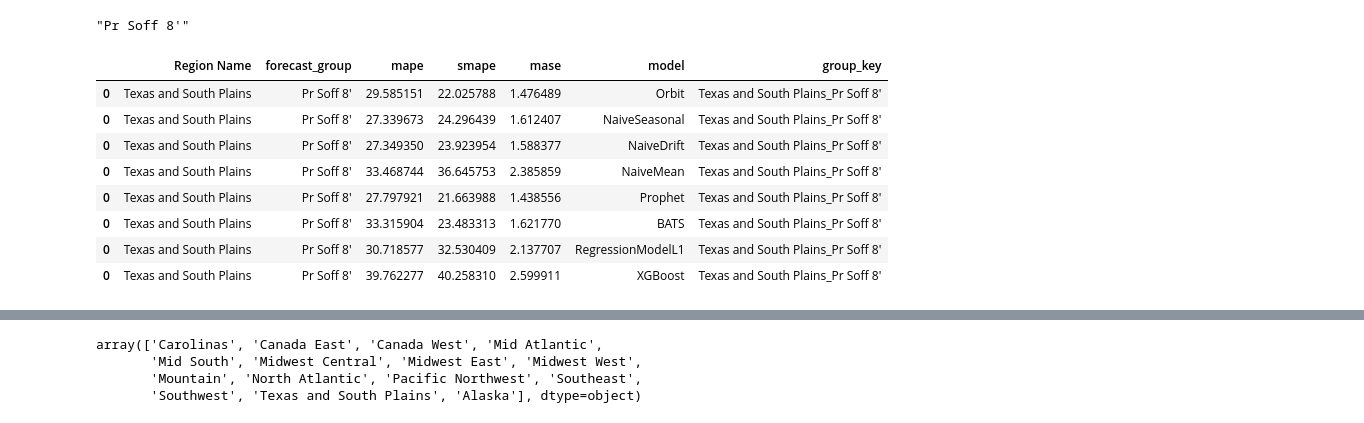
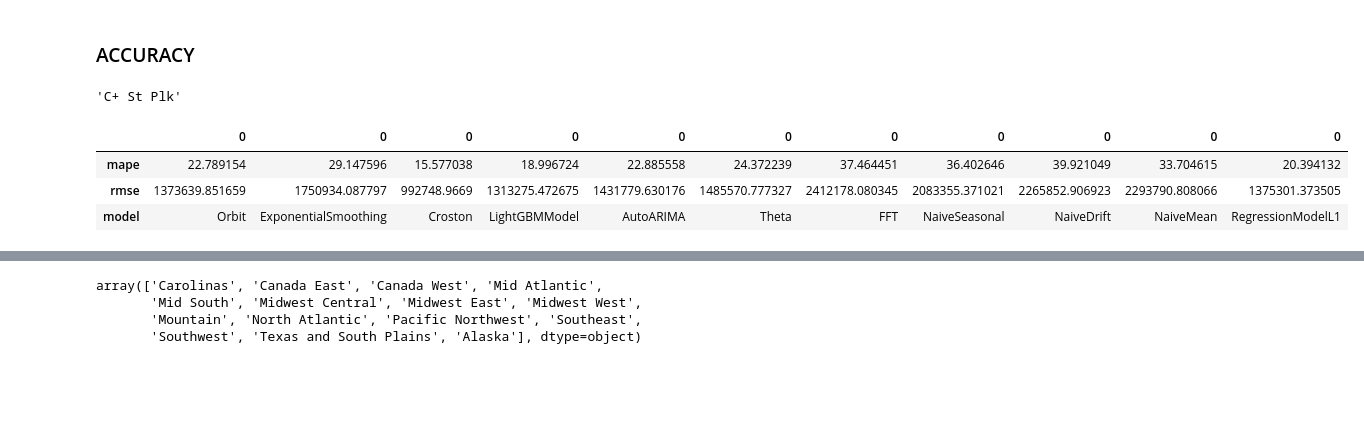
Before and after one commit to Shahidazad/Demand-Forecasting, a Jupyter notebook: tezcatli_serial copy.ipynb, the cells around one changed output, grey strips where cells are left out. Drawn from its saved outputs; the diff is of its cells as text; code cells hidden in the pictures; blank space fills up the shorter version.

```diff
--- a/tezcatli_serial copy.ipynb
+++ b/tezcatli_serial copy.ipynb
@@ -27,5 +27,5 @@ import matplotlib.pyplot as plt
 import pickle
 
 # Load the pickled model from the file
-with open('data/tezcatli_orders_data.parquet.pkl', 'rb') as f:
+with open('data/runid515327118_forecast_all_df.pkl', 'rb') as f:
     df = pickle.load(f)
@@ -32,3 +34,3 @@ with open('data/tezcatli_orders_data.parquet.pkl', 'rb') as f:
 # %%
-df=pd.read_parquet('tezcatli_orders_data.parquet')
+df=pd.read_parquet('data/tezcatli_orders_data.parquet')
 # %%
@@ -122 +75,3 @@ array(['Orbit', 'NaiveSeasonal', 'NaiveDrift', 'NaiveMean', 'Prophet',
+# %% [markdown]
+### ACCURACY
 # %%
@@ -131,22 +85,17 @@ for i in range(len(df)):
 # %%
 df1['group_key'][0].iloc[-1].split('_')[1]
 # %% [output]
-"Pr Soff 8'"
+'C+ St Plk'
 # %%
 df1['forecast_group']=df1['group_key'][0].iloc[-1].split('_')[1]
 df1['Region Name']=df1['group_key'][0].iloc[-1].split('_')[0]
 # %%
-df1[['Region Name','forecast_group','mape','smape','mase','model','group_key']]
+df1[['mape','rmse','model']].T
 # %% [output]
-|  | Region Name | forecast_group | mape | smape | mase | model | group_key |
-| 0 | Texas and South Plains | Pr Soff 8' | 29.585151 | 22.025788 | 1.476489 | Orbit | Texas and South Plains_Pr Soff 8' |
-| 0 | Texas and South Plains | Pr Soff 8' | 27.339673 | 24.296439 | 1.612407 | NaiveSeasonal | Texas and South Plains_Pr Soff 8' |
-| 0 | Texas and South Plains | Pr Soff 8' | 27.349350 | 23.923954 | 1.588377 | NaiveDrift | Texas and South Plains_Pr Soff 8' |
-| 0 | Texas and South Plains | Pr Soff 8' | 33.468744 | 36.645753 | 2.385859 | NaiveMean | Texas and South Plains_Pr Soff 8' |
-| 0 | Texas and South Plains | Pr Soff 8' | 27.797921 | 21.663988 | 1.438556 | Prophet | Texas and South Plains_Pr Soff 8' |
-| 0 | Texas and South Plains | Pr Soff 8' | 33.315904 | 23.483313 | 1.621770 | BATS | Texas and South Plains_Pr Soff 8' |
-| 0 | Texas and South Plains | Pr Soff 8' | 30.718577 | 32.530409 | 2.137707 | RegressionModelL1 | Texas and South Plains_Pr Soff 8' |
-| 0 | Texas and South Plains | Pr Soff 8' | 39.762277 | 40.258310 | 2.599911 | XGBoost | Texas and South Plains_Pr Soff 8' |
+|  | 0 | 0 | 0 | 0 | 0 | 0 | 0 | 0 | 0 | 0 | 0 |
+| mape | 22.789154 | 29.147596 | 15.577038 | 18.996724 | 22.885558 | 24.372239 | 37.464451 | 36.402646 | 39.921049 | 33.704615 | 20.394132 |
+| rmse | 1373639.851659 | 1750934.087797 | 992748.9669 | 1313275.472675 | 1431779.630176 | 1485570.777327 | 2412178.080345 | 2083355.371021 | 2265852.906923 | 2293790.808066 | 1375301.373505 |
+| model | Orbit | ExponentialSmoothing | Croston | LightGBMModel | AutoARIMA | Theta | FFT | NaiveSeasonal | NaiveDrift | NaiveMean | RegressionModelL1 |
 # %%
 df['Order_Create_Date']=pd.to_datetime(df['Order_Create_Date'])
 # %%
```
Also changed, not shown: parts of 25 cells of this notebook, 5 other files.
